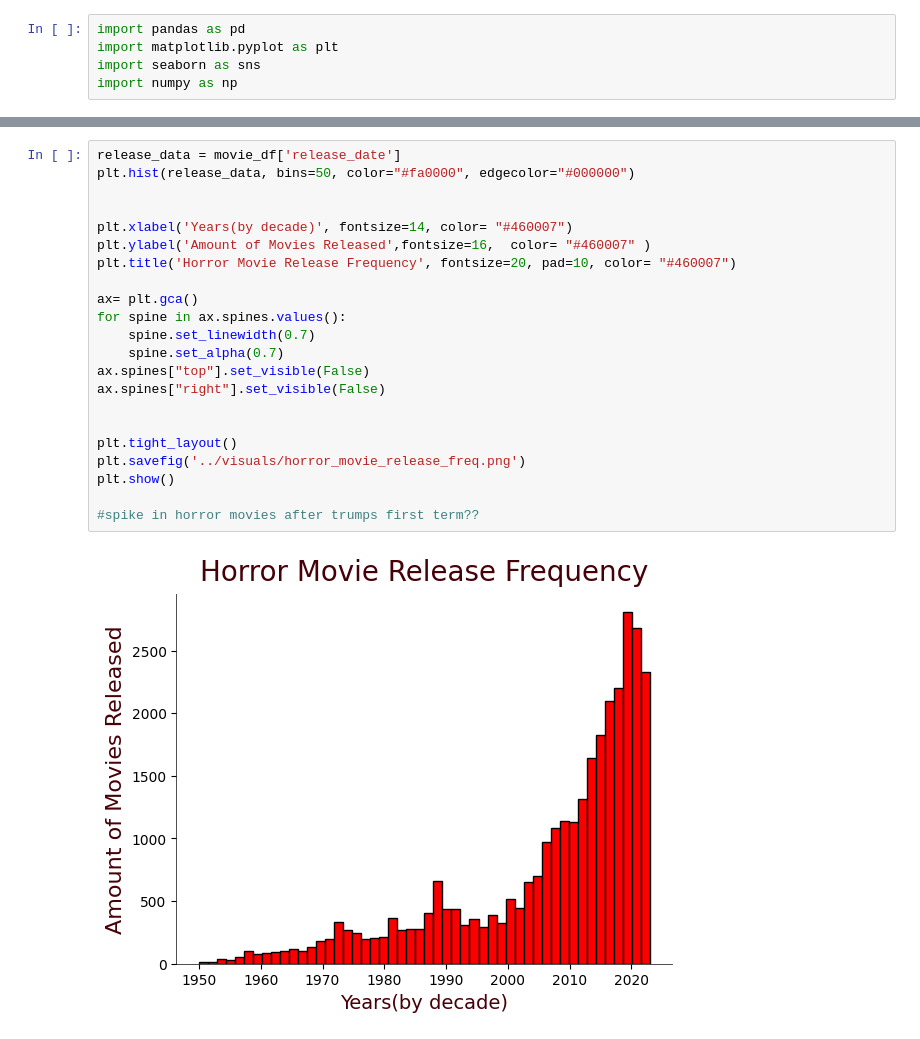
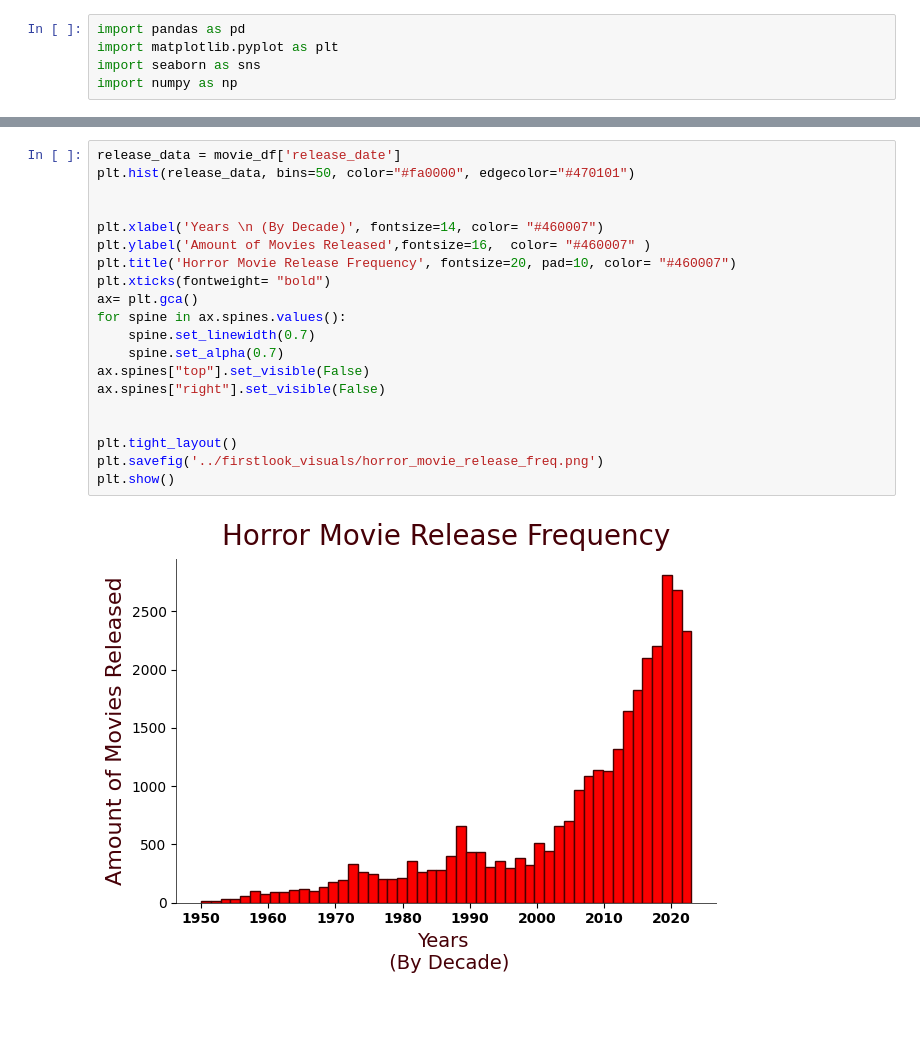
Before and after one commit to JessicaLindsey5514/HorrorMovieAnalysis, a Jupyter notebook: notebooks/firstlook_visuals.ipynb, the cells around one changed output, grey strips where cells are left out. Drawn from its saved outputs; the diff is of its cells as text; blank space fills up the shorter version.

```diff
--- a/notebooks/firstlook_visuals.ipynb
+++ b/notebooks/firstlook_visuals.ipynb
@@ -215,25 +188,23 @@ plt.show()
 # %%
 release_data = movie_df['release_date']
-plt.hist(release_data, bins=50, color="#fa0000", edgecolor="#000000")
+plt.hist(release_data, bins=50, color="#fa0000", edgecolor="#470101")
 
 
-plt.xlabel('Years(by decade)', fontsize=14, color= "#460007")
+plt.xlabel('Years \n (By Decade)', fontsize=14, color= "#460007")
 plt.ylabel('Amount of Movies Released',fontsize=16,  color= "#460007" )
 plt.title('Horror Movie Release Frequency', fontsize=20, pad=10, color= "#460007")
-
+plt.xticks(fontweight= "bold")
 ax= plt.gca()
 for spine in ax.spines.values():
     spine.set_linewidth(0.7)
     spine.set_alpha(0.7)
 ax.spines["top"].set_visible(False)
 ax.spines["right"].set_visible(False)
 
 
 plt.tight_layout()
-plt.savefig('../visuals/horror_movie_release_freq.png')
+plt.savefig('../firstlook_visuals/horror_movie_release_freq.png')
 plt.show()
-
-#spike in horror movies after trumps first term??
 # %% [output]
-[figure, old version]
+[figure, new version]
 # %%
```
Also changed, not shown: parts of 12 cells of this notebook, 33 other files.
